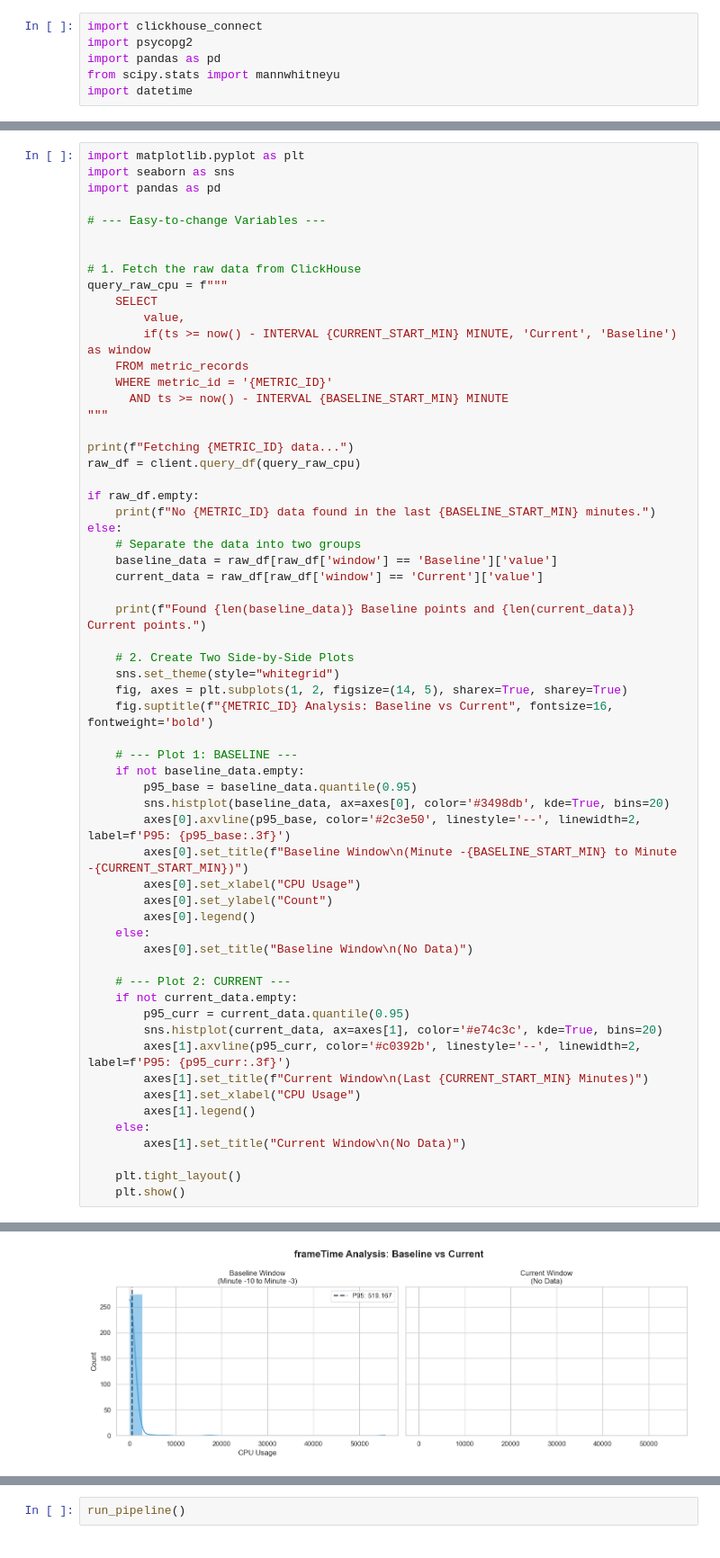
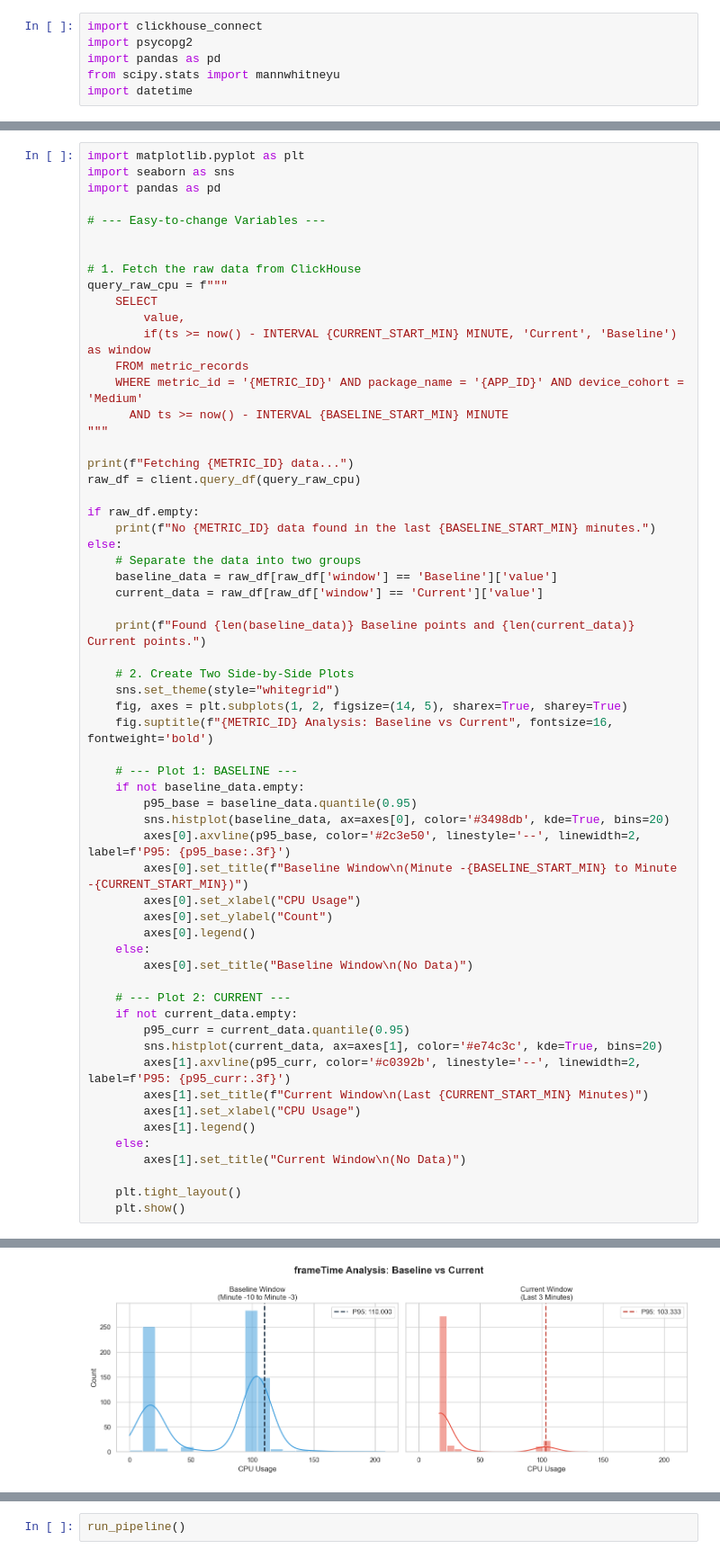
Before and after one commit to nai1ka/PerfX, a Jupyter notebook: Analysis/analysis.ipynb, the cells around one changed output, grey strips where cells are left out. Shown at 90% size. Cells and saved outputs as stored; diff of their text form.

```diff
--- a/Analysis/analysis.ipynb
+++ b/Analysis/analysis.ipynb
@@ -241,7 +242,7 @@ query_raw_cpu = f"""
         value,
         if(ts >= now() - INTERVAL {CURRENT_START_MIN} MINUTE, 'Current', 'Baseline') as window
     FROM metric_records
-    WHERE metric_id = '{METRIC_ID}'
+    WHERE metric_id = '{METRIC_ID}' AND package_name = '{APP_ID}' AND device_cohort = 'Medium'
       AND ts >= now() - INTERVAL {BASELINE_START_MIN} MINUTE
 """
 
@@ -293,4 +294,4 @@ Found 280 Baseline points and 0 Current points.
-[figure, old version]
+[figure, new version]
 # %%
 import matplotlib.pyplot as plt
 import matplotlib.dates as mdates
```
Also changed, not shown: parts of 6 cells of this notebook, 7 other files.
